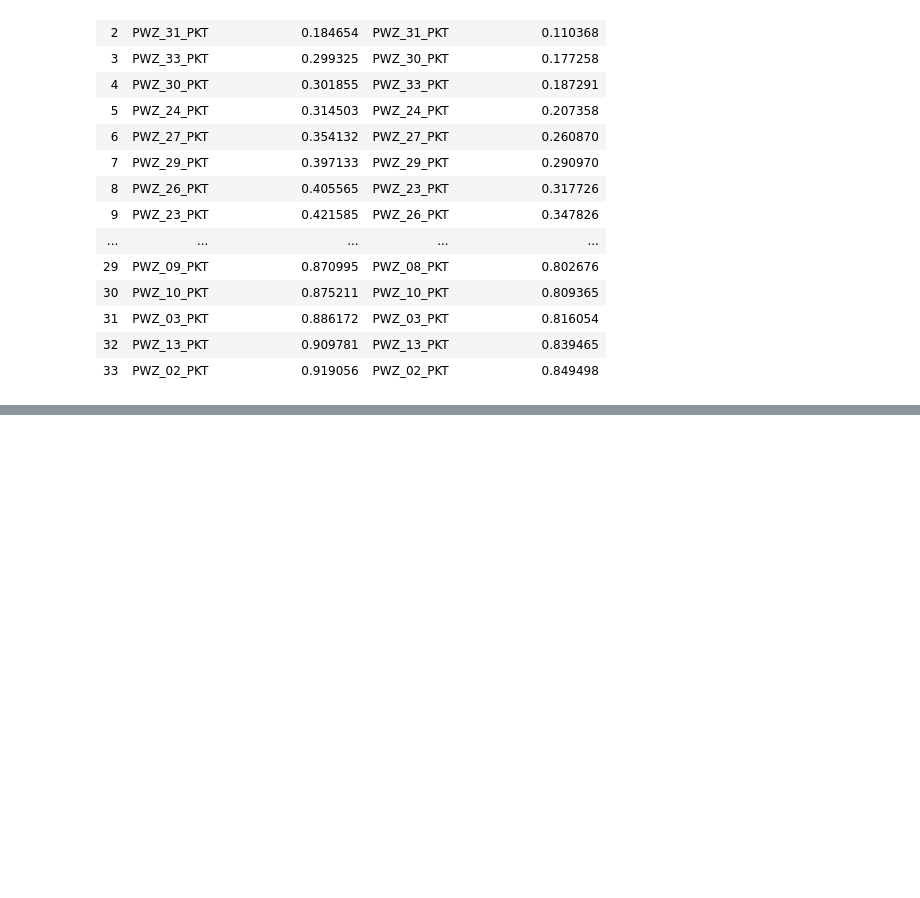
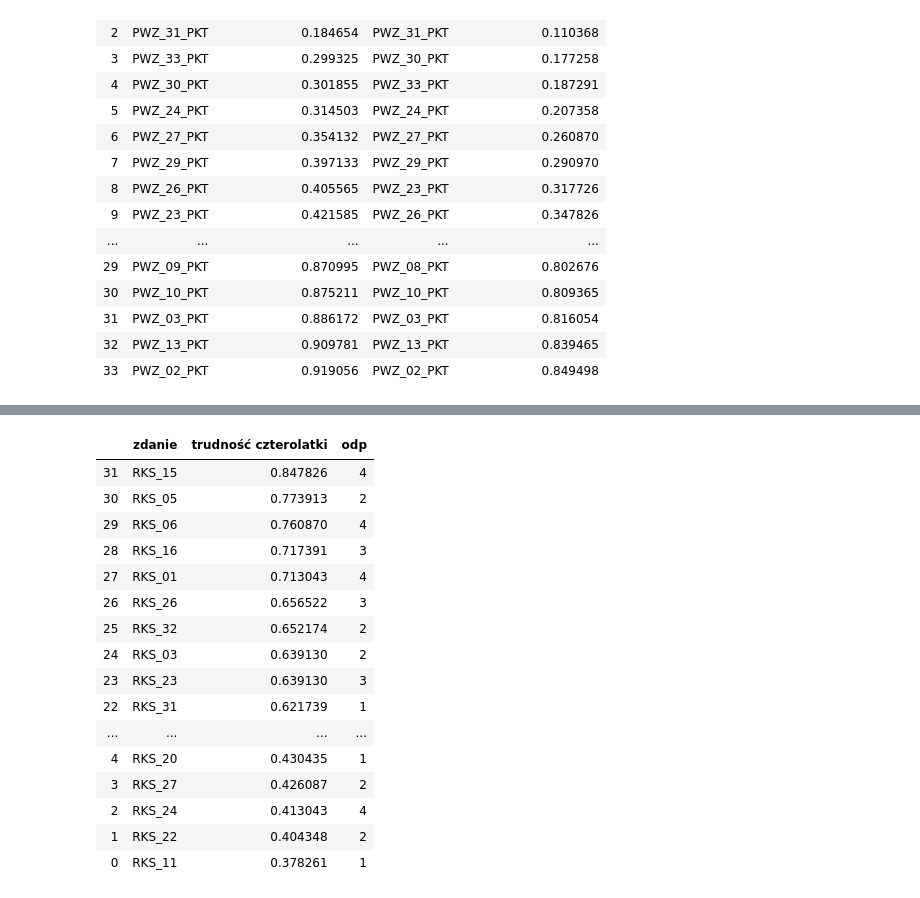
Before and after one commit to so-sonia/StarWords, a Jupyter notebook: analiza_srt.ipynb, the cells around one changed output, grey strips where cells are left out. Cells and saved outputs as stored; diff of their text form; code cells hidden in the pictures; blank space fills up the shorter version.

```diff
--- a/analiza_srt.ipynb
+++ b/analiza_srt.ipynb
@@ -456,0 +577,10 @@ pd.concat([trudnosc_male.reset_index(), trudnosc_male2.reset_index()], axis =1)
+# %%
+trudnosc_male = (small_kids[item_cols].sum()/small_kids.shape[0]).sort_values().rename("trudność czterolatki")
+# %%
+trudnosc_male = trudnosc_male.reset_index().rename({"index":"zdanie"}, axis = 1)
+trudnosc_male["zdanie"] = trudnosc_male.zdanie.str[0:-4]
+# %%
+odp_cols = [i for i in data.columns.values  if (i[-3:] == 'ODP') & (i[:3] == 'RKS')]
+# odp_cols = [i for i in data.columns.values  if (i[:3] == 'RKS')]
+odp = data.loc[data.PWZ_WYNIK==34, odp_cols].iloc[[0], :]
+odp
@@ -456,0 +590,3 @@ pd.concat([trudnosc_male.reset_index(), trudnosc_male2.reset_index()], axis =1)
+# %%
+odp_melted = odp.melt(value_vars= odp_cols, value_name = "odp", var_name = "zdanie")
+odp_melted.zdanie = odp_melted.zdanie.str[0:-4]
@@ -456,0 +633,20 @@ pd.concat([trudnosc_male.reset_index(), trudnosc_male2.reset_index()], axis =1)
+# %%
+pd.merge(trudnosc_male, odp_melted, how="left", on=["zdanie"]).sort_values("trudność czterolatki", ascending=False)
+# %% [output]
+|  | zdanie | trudność czterolatki | odp |
+| 31 | RKS_15 | 0.847826 | 4 |
+| 30 | RKS_05 | 0.773913 | 2 |
+| 29 | RKS_06 | 0.760870 | 4 |
+| 28 | RKS_16 | 0.717391 | 3 |
+| 27 | RKS_01 | 0.713043 | 4 |
+| 26 | RKS_26 | 0.656522 | 3 |
+| 25 | RKS_32 | 0.652174 | 2 |
+| 24 | RKS_03 | 0.639130 | 2 |
+| 23 | RKS_23 | 0.639130 | 3 |
+| 22 | RKS_31 | 0.621739 | 1 |
+| ... | ... | ... | ... |
+| 4 | RKS_20 | 0.430435 | 1 |
+| 3 | RKS_27 | 0.426087 | 2 |
+| 2 | RKS_24 | 0.413043 | 4 |
+| 1 | RKS_22 | 0.404348 | 2 |
+| 0 | RKS_11 | 0.378261 | 1 |
```
Also changed, not shown: parts of 28 cells of this notebook.
